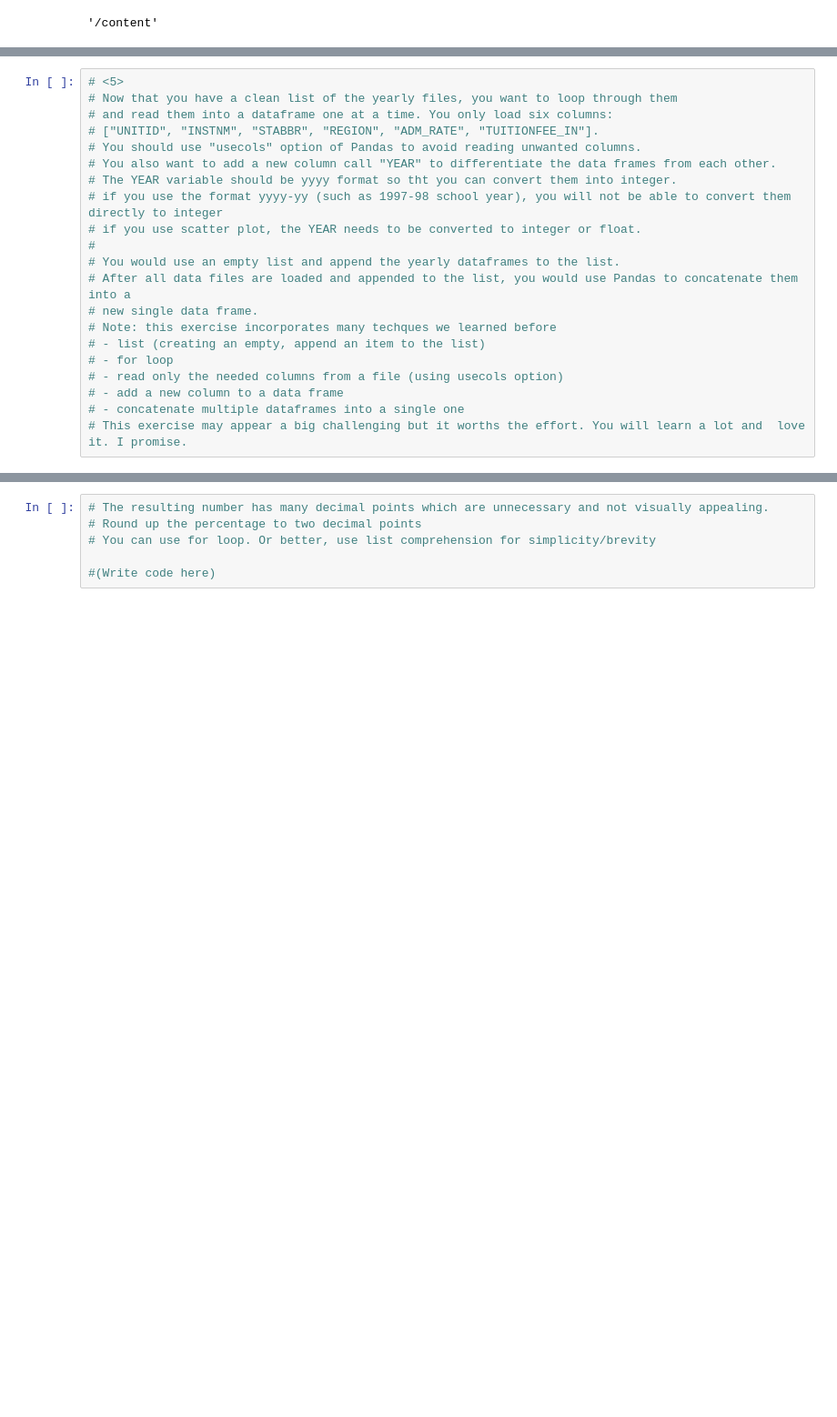
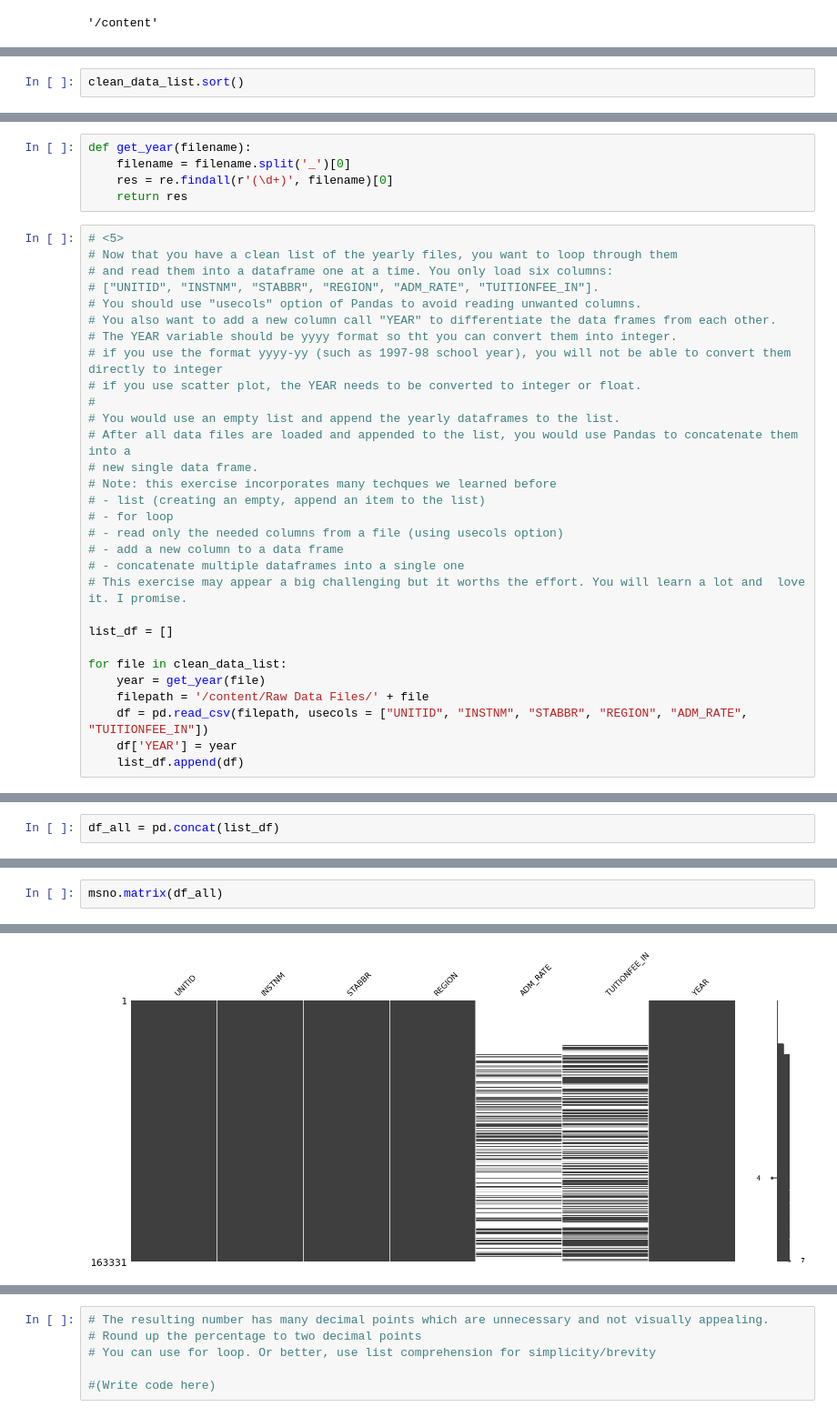
Before and after one commit to nirav3/data690_nirav, a Jupyter notebook: assignments/assignment_6/assignment_06.ipynb, the cells around one changed output, grey strips where cells are left out. Shown at 91% size. Saved outputs shown, nothing was run; the diff lists cells and outputs as text; blank space fills up the shorter version.

```diff
--- a/assignments/assignment_6/assignment_06.ipynb
+++ b/assignments/assignment_6/assignment_06.ipynb
@@ -159,0 +164,2 @@ clean_data_list
+# %%
+clean_data_list.sort()
@@ -160,3 +186,8 @@ clean_data_list
+# %%
+def get_year(filename):
+    filename = filename.split('_')[0]
+    res = re.findall(r'(\d+)', filename)[0]
+    return res
 # %%
 # <5>
 # Now that you have a clean list of the yearly files, you want to loop through them
@@ -178,3 +209,12 @@ clean_data_list
 # - add a new column to a data frame
 # - concatenate multiple dataframes into a single one
 # This exercise may appear a big challenging but it worths the effort. You will learn a lot and  love it. I promise.
+
+list_df = []
+
+for file in clean_data_list:
+    year = get_year(file)
+    filepath = '/content/Raw Data Files/' + file
+    df = pd.read_csv(filepath, usecols = ["UNITID", "INSTNM", "STABBR", "REGION", "ADM_RATE", "TUITIONFEE_IN"])
+    df['YEAR'] = year
+    list_df.append(df)
@@ -180,0 +230,2 @@ clean_data_list
+# %%
+df_all = pd.concat(list_df)
@@ -185,0 +269,3 @@ clean_data_list
+# %%
+msno.matrix(df_all)
+# %% [output]
@@ -185,0 +273 @@ clean_data_list
+[figure, added]
```
Also changed, not shown: parts of 22 cells of this notebook.
